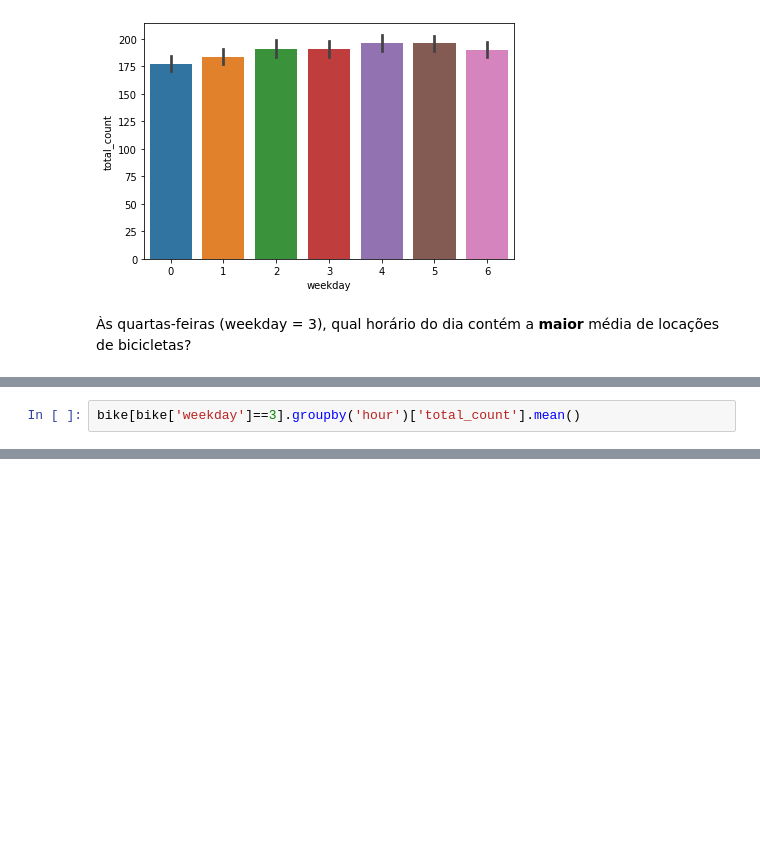
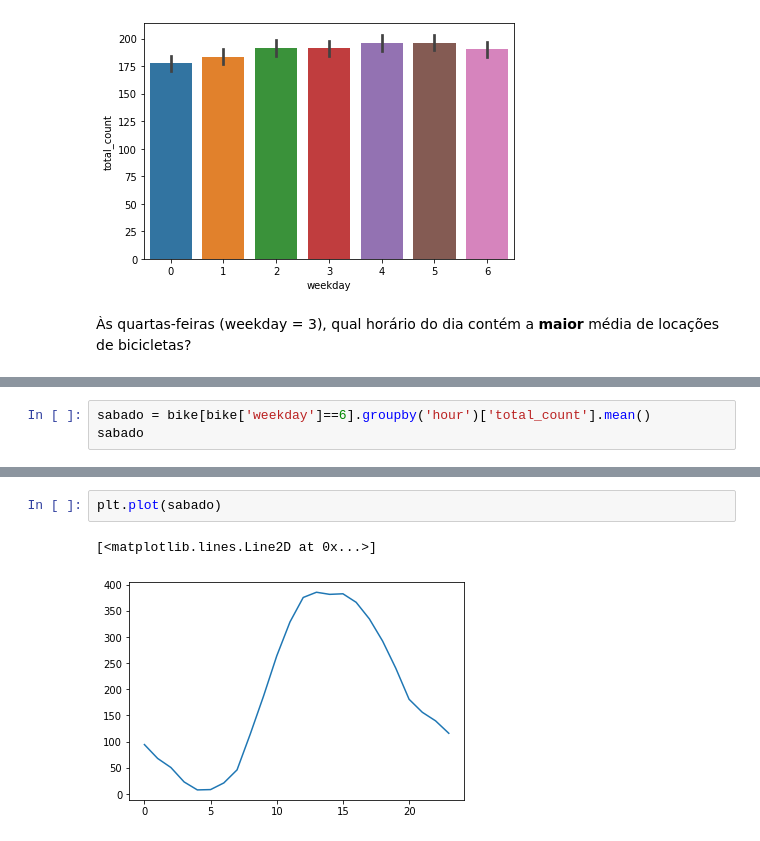
Before and after one commit to vivirocha/Bootcamp_MachineLearning, a Jupyter notebook: Trabalho1_Módulo_2_Modelos_Preditivos_e_Séries_Temporais.ipynb, the cells around one changed output, grey strips where cells are left out. Drawn from its saved outputs; the diff is of its cells as text; blank space fills up the shorter version.

```diff
--- a/Trabalho1_Módulo_2_Modelos_Preditivos_e_Séries_Temporais.ipynb
+++ b/Trabalho1_Módulo_2_Modelos_Preditivos_e_Séries_Temporais.ipynb
@@ -158,2 +181,3 @@ dia = bike[bike['weekday']==3]
 # %%
-bike[bike['weekday']==3].groupby('hour')['total_count'].mean()
+sabado = bike[bike['weekday']==6].groupby('hour')['total_count'].mean()
+sabado
@@ -159,0 +202,5 @@ bike[bike['weekday']==3].groupby('hour')['total_count'].mean()
+# %%
+plt.plot(sabado)
+# %% [output]
+[<matplotlib.lines.Line2D at 0x...>]
+[figure, added]
```
Also changed, not shown: parts of 3 cells of this notebook.
